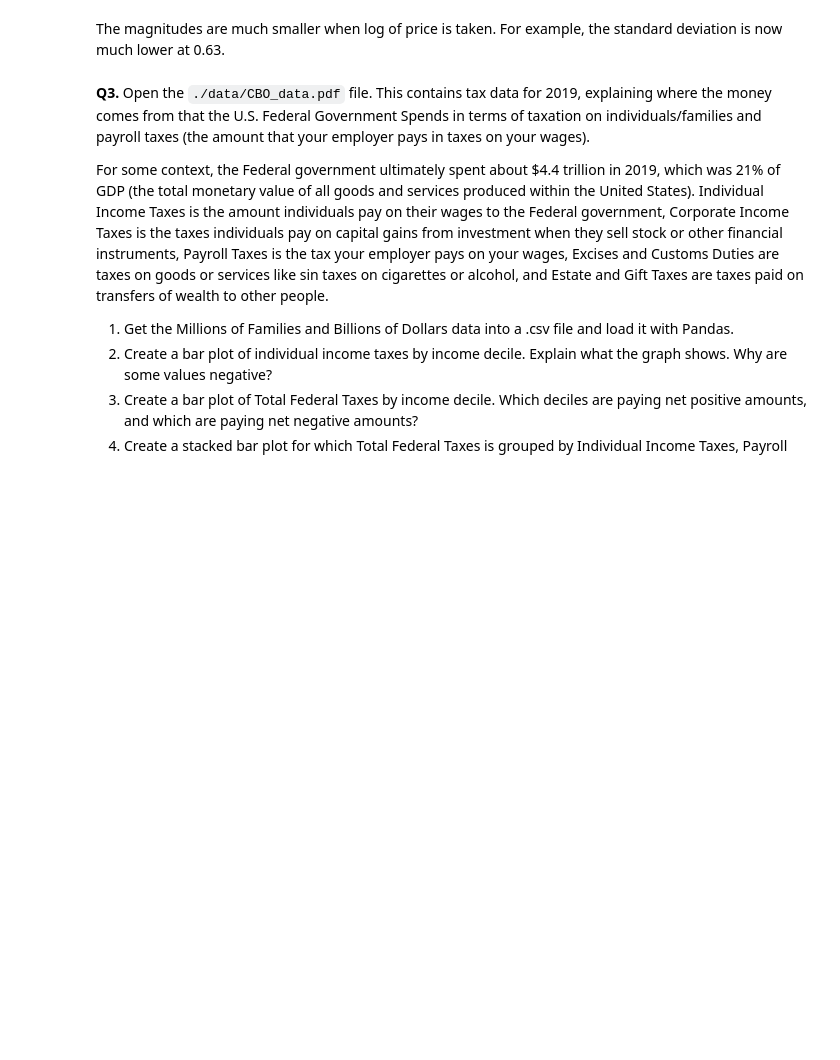
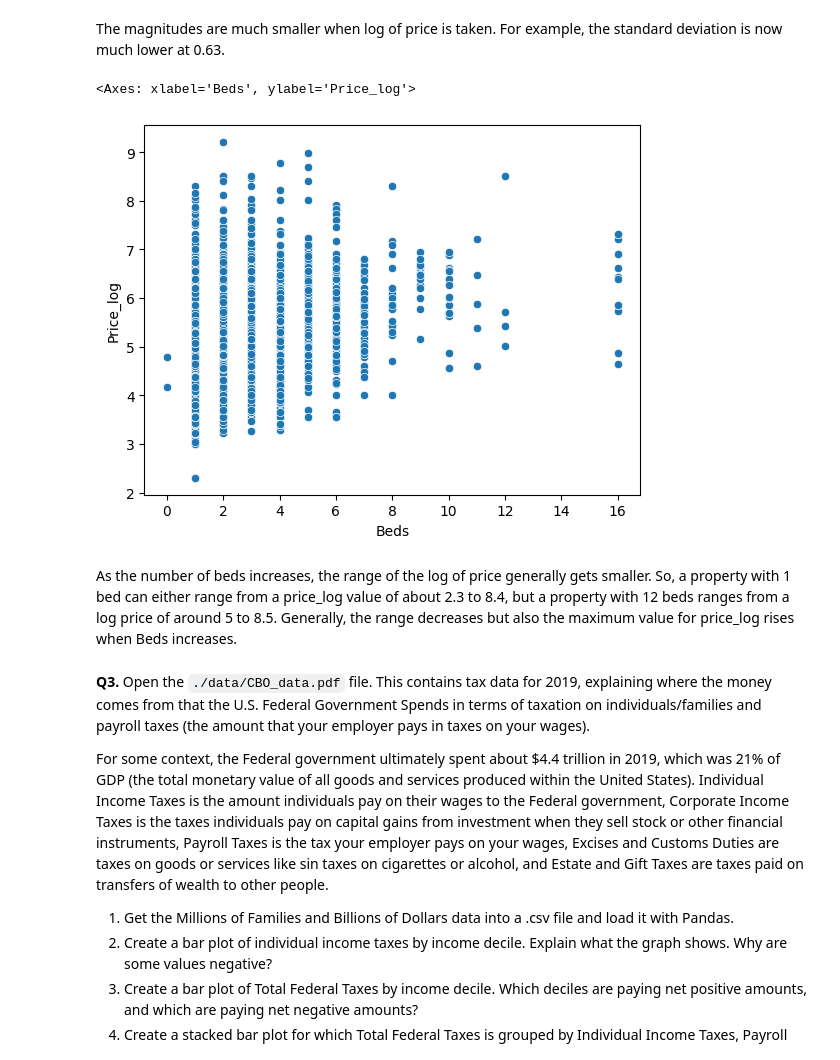
Before and after one commit to jillianhaig/visualization, a Jupyter notebook: assignment/assignment.ipynb, the cells around one changed output. Saved outputs shown, nothing was run; the diff lists cells and outputs as text; code cells hidden in the pictures; blank space fills up the shorter version.

```diff
--- a/assignment/assignment.ipynb
+++ b/assignment/assignment.ipynb
@@ -183,6 +183,14 @@ max          9.210340
 Name: Price_log, dtype: float64
 # %% [markdown]
 The magnitudes are much smaller when log of price is taken. For example, the standard deviation is now much lower at 0.63.
+# %%
+# PART 5 -> Price and Beds visualizations
+sns.scatterplot(data=df, x="Beds", y="Price_log")
+# %% [output]
+<Axes: xlabel='Beds', ylabel='Price_log'>
+[figure, added]
+# %% [markdown]
+As the number of beds increases, the range of the log of price generally gets smaller. So, a property with 1 bed can either range from a price_log value of about 2.3 to 8.4, but a property with 12 beds ranges from a log price of around 5 to 8.5. Generally, the range decreases but also the maximum value for price_log rises when Beds increases.
 # %% [markdown]
 **Q3.** Open the `./data/CBO_data.pdf` file. This contains tax data for 2019, explaining where the money comes from that the U.S. Federal Government Spends in terms of taxation on individuals/families and payroll taxes (the amount that your employer pays in taxes on your wages).
 
```
